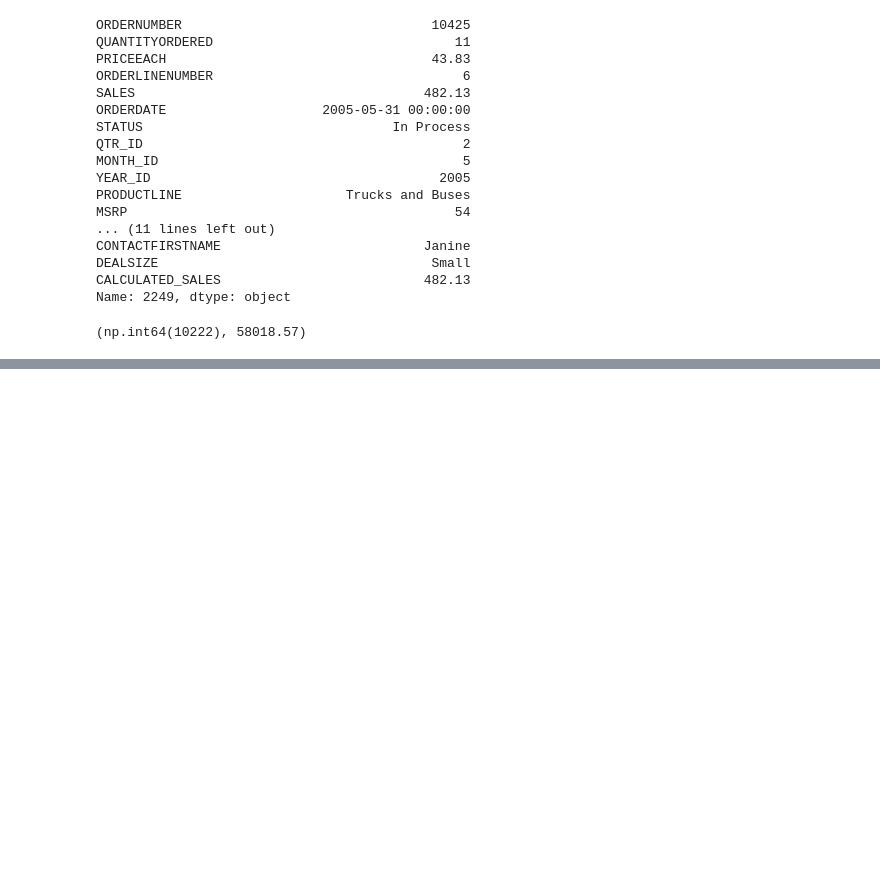
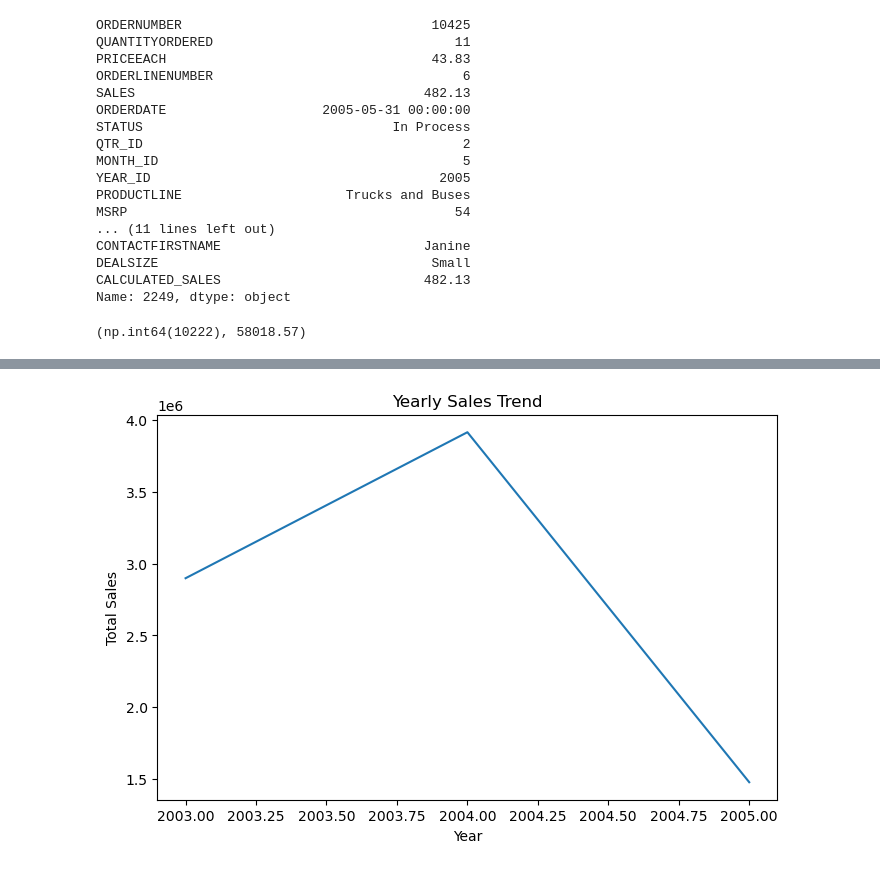
Before and after one commit to MoeedKhan-AMK/Sales-and-Revenue-Analysis, a Jupyter notebook: notebooks/analysis.ipynb, the cells around one changed output, grey strips where cells are left out. Drawn from its saved outputs; the diff is of its cells as text; code cells hidden in the pictures; blank space fills up the shorter version.

```diff
--- a/notebooks/analysis.ipynb
+++ b/notebooks/analysis.ipynb
@@ -187,5 +160,6 @@ df_year_sales
 # %%
-df.groupby('YEAR_ID')['CALCULATED_SALES'].sum()
+df_year_sales = df.groupby('YEAR_ID')['CALCULATED_SALES'].sum()
+df_year_sales
 # %% [output]
 YEAR_ID
 2003    2898149.94
@@ -260,0 +250,13 @@ highest_order_id, highest_order_value
+# %%
+#PLOTING YEARLY SALES TREND
+
+plt.figure(figsize=(8,5))
+plt.plot(df_year_sales.index, df_year_sales.values)
+
+plt.title("Yearly Sales Trend")
+plt.xlabel("Year")
+plt.ylabel("Total Sales")
+
+plt.show()
+# %% [output]
+[figure, added]
```
Also changed, not shown: parts of 6 cells of this notebook.
